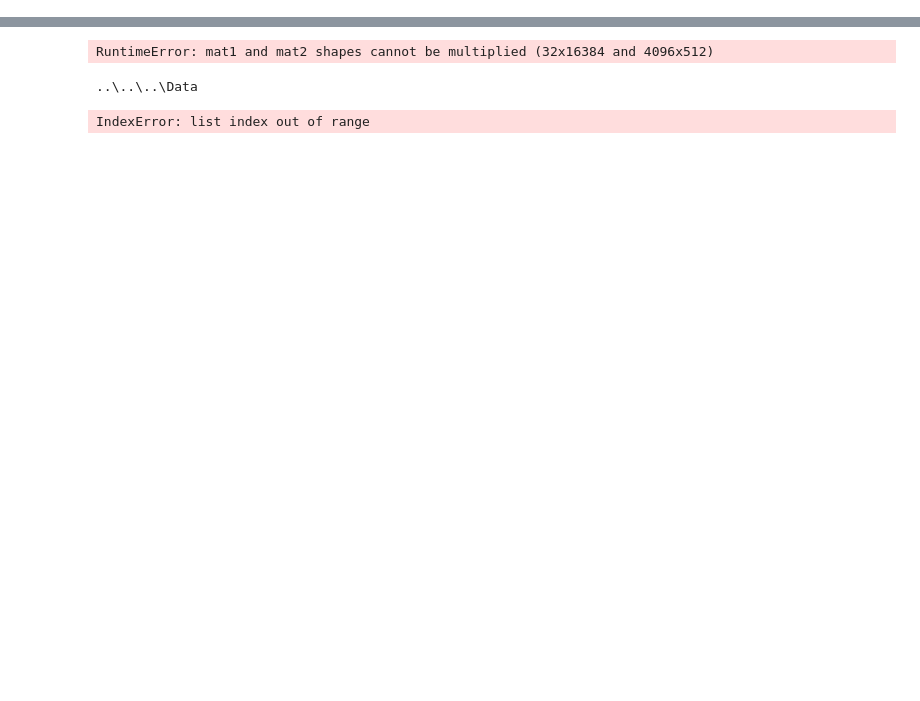
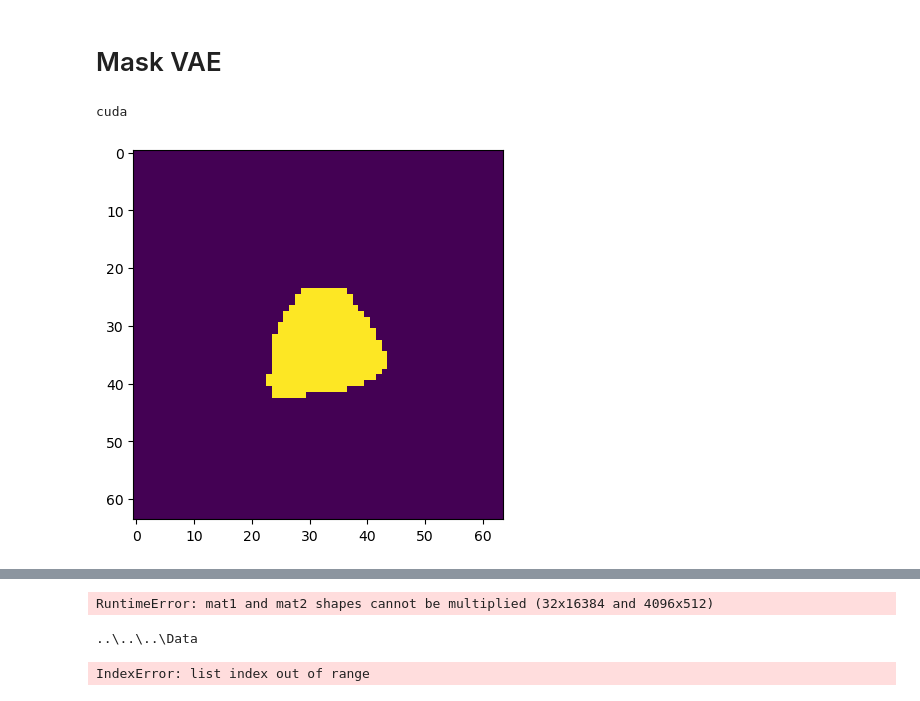
Before and after one commit to MartinoCappuccino/CapitaSelectaCode, a Jupyter notebook: Machine learning/main.ipynb, the cells around one changed output, grey strips where cells are left out. Drawn from its saved outputs; the diff is of its cells as text; code cells hidden in the pictures; blank space fills up the shorter version.

Commit message:
mask_vae

```diff
--- a/Machine learning/main.ipynb
+++ b/Machine learning/main.ipynb
@@ -13,0 +36,7 @@ import u_net
+# %% [markdown]
+# Mask VAE
+# %%
+device = "cuda" if torch.cuda.is_available() else "cpu"
+print(device)
+# %% [output]
+cuda
@@ -13,0 +82,56 @@ import u_net
+# %%
+def lr_lambda(the_epoch):
+    """Function for scheduling learning rate"""
+    return (
+        1.0
+        if the_epoch < DECAY_LR_AFTER
+        else 1 - float(the_epoch - DECAY_LR_AFTER) / (N_EPOCHS - DECAY_LR_AFTER)
+    )
+
+# initialise model, optimiser
+mask_vae_model = mask_vae.VAE(spade=False).to(device)
+optimizer = OPTIMIZER(mask_vae_model.parameters(), lr = LEARNING_RATE)
+# optimizer = torch.optim.SGD(vae_model.parameters(), lr = LEARNING_RATE, momentum=0.95, nesterov=True)
+scheduler = torch.optim.lr_scheduler.LambdaLR(optimizer, lr_lambda)
+
+# find patient folders in training directory
+# excluding hidden folders (start with .)
+patients = [
+    path
+    for path in DATA_DIR.glob("*")
+    if not any(part.startswith(".") for part in path.parts)
+]
+random.shuffle(patients)
+
+# split in training/validation after shuffling
+partition = {
+    "train": patients[:-NO_VALIDATION_PATIENTS],
+    "validation": patients[-NO_VALIDATION_PATIENTS:],
+}
+
+# load training data and create DataLoader with batching and shuffling
+dataset = utils.ProstateMRDataset(partition["train"], IMAGE_SIZE)
+dataloader = DataLoader(
+    dataset,
+    batch_size=BATCH_SIZE,
+    shuffle=True,
+    drop_last=True,
+    pin_memory=True,
+)
+
+# load validation data
+valid_dataset = utils.ProstateMRDataset(partition["validation"], IMAGE_SIZE)
+valid_dataloader = DataLoader(
+    valid_dataset,
+    batch_size=BATCH_SIZE,
+    shuffle=True,
+    drop_last=True,
+    pin_memory=True,
+)
+
+
+img = dataset[20][1][0]
+plt.imshow(img)
+plt.show()
+# %% [output]
+[figure, added]
```
Also changed, not shown: parts of 6 cells of this notebook, 1 other file.
